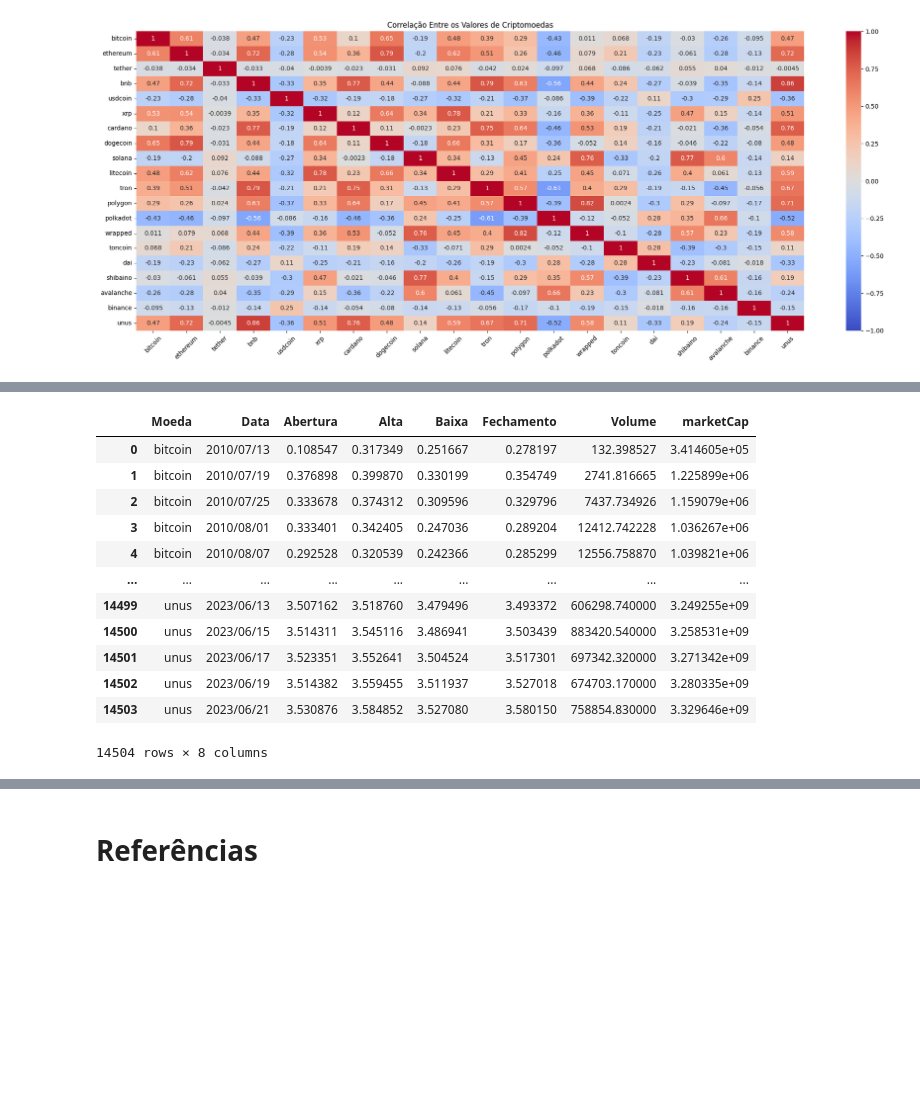
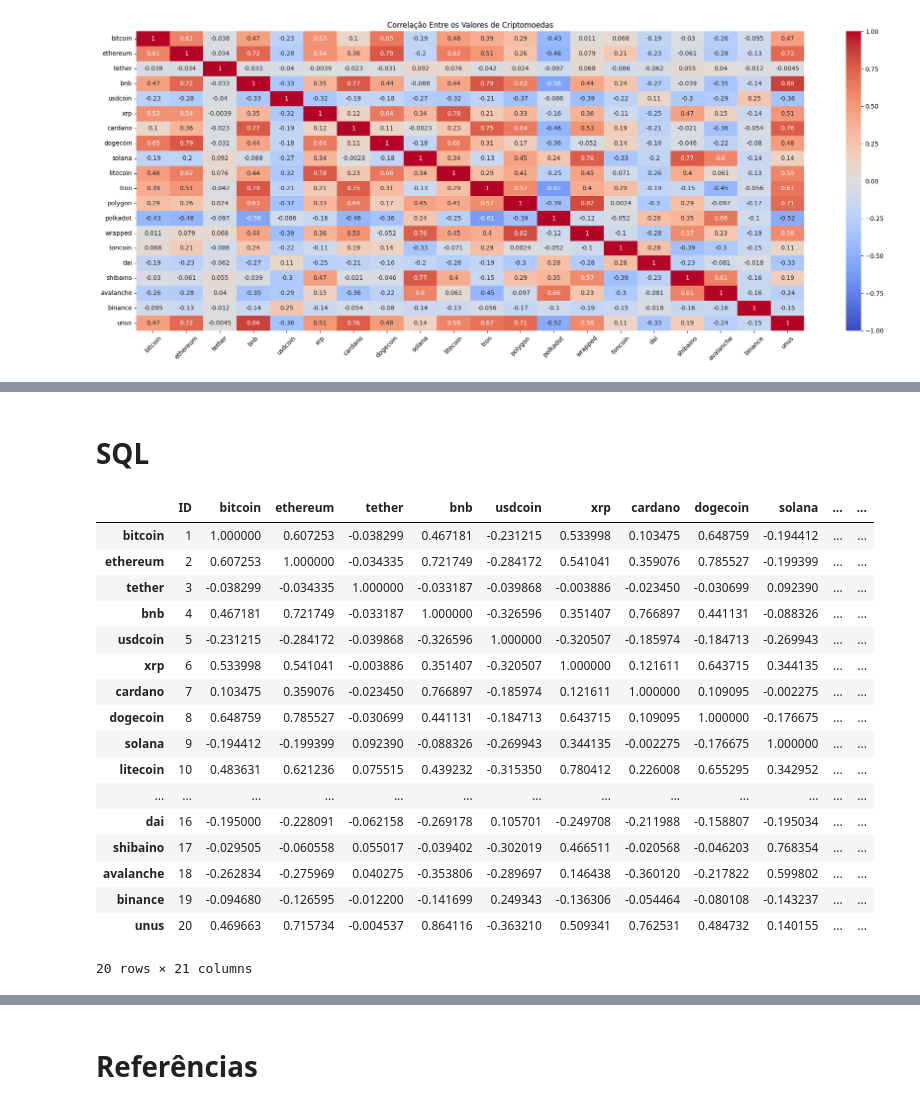
Before and after one commit to CassioRibeiro/ProjetoFinal, a Jupyter notebook: [M5] Notebook.ipynb, the cells around one changed output, grey strips where cells are left out. Saved outputs shown, nothing was run; the diff lists cells and outputs as text; code cells hidden in the pictures; blank space fills up the shorter version.

```diff
--- a/[M5] Notebook.ipynb
+++ b/[M5] Notebook.ipynb
@@ -813,24 +743,25 @@ moedas_puras_nomes=['bitcoin','ethereum','tether','bnb','usdcoin','xrp',
                           'polygon','polkadot','wrapped','toncoin','dai',
                           'shibaino','avalanche','binance','unus']
 # %%
-# Criando um novo DataFrame para armazenar as informações de 'close' e nome da moeda:
+# Criar um novo DataFrame para armazenar as informações de 'close' e nome da moeda
 correlation_df = pd.DataFrame()
 
-# Iterar sobre cada DataFrame na lista 'moedas_puras':
+# Iterar sobre cada DataFrame na lista 'moedas_puras'
 for i, moeda_df in enumerate(moedas_puras):
-    # Obtendo o nome da moeda
-    nomemoeda = f'Moeda{i+1}'
-    # Obtendo a coluna 'close' do DataFrame da moeda
+    # Obter o nome da moeda
+    nome_moeda = f'Moeda_{i+1}'
+    # Obter a coluna 'close' do DataFrame da moeda
     close_column = moeda_df['close']
-    # Adicionando a coluna 'close' no novo DataFrame com o nome da moeda como coluna
-    correlation_df[nomemoeda] = close_column
+    # Adicionar a coluna 'close' no novo DataFrame com o nome da moeda como coluna
+    correlation_df[nome_moeda] = close_column
 
-#Calculando a correlação entre as colunas (moedas) com base na coluna 'close':
+# Calcular a correlação entre as colunas (moedas) com base na coluna 'close'
 correlacao_matrix = correlation_df.corr()
 
 correlacao_matrix.columns = moedas_puras_nomes
 correlacao_matrix.index = moedas_puras_nomes
 
+
 correlacao_matrix
 # %% [output]
 |  | bitcoin | ethereum | tether | bnb | usdcoin | xrp | cardano | dogecoin | solana | litecoin | tron | ... |
@@ -870,0 +798,14 @@ plt.show()
+# %% [markdown]
+# SQL
+# %%
+# Alterando delimitador para conseguir usar o csv no SQL server sem problema:
+correlacao_matrix['ID'] = range(1,21)
+# %%
+# Criando uma lista para nomear as colunas que serão exportadas para o SQL:
+ordem=['ID','bitcoin','ethereum','tether','bnb','usdcoin','xrp',
+                          'cardano','dogecoin','solana','litecoin','tron',
+                          'polygon','polkadot','wrapped','toncoin','dai',
+                          'shibaino','avalanche','binance','unus']
+# %%
+# Alterando a ordem das linhas colunas para a correlação:
+correlacao_matrix = correlacao_matrix.reindex(columns=ordem)
@@ -871 +815,23 @@ plt.show()
+# %%
+# Verificando a tabela de correlação no terminal:
+correlacao_matrix
+# %% [output]
+|  | ID | bitcoin | ethereum | tether | bnb | usdcoin | xrp | cardano | dogecoin | solana | ... | ... |
+| bitcoin | 1 | 1.000000 | 0.607253 | -0.038299 | 0.467181 | -0.231215 | 0.533998 | 0.103475 | 0.648759 | -0.194412 | ... | ... |
+| ethereum | 2 | 0.607253 | 1.000000 | -0.034335 | 0.721749 | -0.284172 | 0.541041 | 0.359076 | 0.785527 | -0.199399 | ... | ... |
+| tether | 3 | -0.038299 | -0.034335 | 1.000000 | -0.033187 | -0.039868 | -0.003886 | -0.023450 | -0.030699 | 0.092390 | ... | ... |
+| bnb | 4 | 0.467181 | 0.721749 | -0.033187 | 1.000000 | -0.326596 | 0.351407 | 0.766897 | 0.441131 | -0.088326 | ... | ... |
+| usdcoin | 5 | -0.231215 | -0.284172 | -0.039868 | -0.326596 | 1.000000 | -0.320507 | -0.185974 | -0.184713 | -0.269943 | ... | ... |
+| xrp | 6 | 0.533998 | 0.541041 | -0.003886 | 0.351407 | -0.320507 | 1.000000 | 0.121611 | 0.643715 | 0.344135 | ... | ... |
+| cardano | 7 | 0.103475 | 0.359076 | -0.023450 | 0.766897 | -0.185974 | 0.121611 | 1.000000 | 0.109095 | -0.002275 | ... | ... |
+| dogecoin | 8 | 0.648759 | 0.785527 | -0.030699 | 0.441131 | -0.184713 | 0.643715 | 0.109095 | 1.000000 | -0.176675 | ... | ... |
+| solana | 9 | -0.194412 | -0.199399 | 0.092390 | -0.088326 | -0.269943 | 0.344135 | -0.002275 | -0.176675 | 1.000000 | ... | ... |
+| litecoin | 10 | 0.483631 | 0.621236 | 0.075515 | 0.439232 | -0.315350 | 0.780412 | 0.226008 | 0.655295 | 0.342952 | ... | ... |
+| ... | ... | ... | ... | ... | ... | ... | ... | ... | ... | ... | ... | ... |
+| dai | 16 | -0.195000 | -0.228091 | -0.062158 | -0.269178 | 0.105701 | -0.249708 | -0.211988 | -0.158807 | -0.195034 | ... | ... |
+| shibaino | 17 | -0.029505 | -0.060558 | 0.055017 | -0.039402 | -0.302019 | 0.466511 | -0.020568 | -0.046203 | 0.768354 | ... | ... |
+| avalanche | 18 | -0.262834 | -0.275969 | 0.040275 | -0.353806 | -0.289697 | 0.146438 | -0.360120 | -0.217822 | 0.599802 | ... | ... |
+| binance | 19 | -0.094680 | -0.126595 | -0.012200 | -0.141699 | 0.249343 | -0.136306 | -0.054464 | -0.080108 | -0.143237 | ... | ... |
+| unus | 20 | 0.469663 | 0.715734 | -0.004537 | 0.864116 | -0.363210 | 0.509341 | 0.762531 | 0.484732 | 0.140155 | ... | ... |
+20 rows × 21 columns
 # %%
@@ -885,17 +852,0 @@ copy['Data'] = copy['Data'].dt.strftime('%Y/%m/%d')
-# %%
-copy.to_csv('CriptoDB.csv', index=False)
-copy
-# %% [output]
-|  | Moeda | Data | Abertura | Alta | Baixa | Fechamento | Volume | marketCap |
-| 0 | bitcoin | 2010/07/13 | 0.108547 | 0.317349 | 0.251667 | 0.278197 | 132.398527 | 3.414605e+05 |
-| 1 | bitcoin | 2010/07/19 | 0.376898 | 0.399870 | 0.330199 | 0.354749 | 2741.816665 | 1.225899e+06 |
-| 2 | bitcoin | 2010/07/25 | 0.333678 | 0.374312 | 0.309596 | 0.329796 | 7437.734926 | 1.159079e+06 |
-| 3 | bitcoin | 2010/08/01 | 0.333401 | 0.342405 | 0.247036 | 0.289204 | 12412.742228 | 1.036267e+06 |
-| 4 | bitcoin | 2010/08/07 | 0.292528 | 0.320539 | 0.242366 | 0.285299 | 12556.758870 | 1.039821e+06 |
-| ... | ... | ... | ... | ... | ... | ... | ... | ... |
-| 14499 | unus | 2023/06/13 | 3.507162 | 3.518760 | 3.479496 | 3.493372 | 606298.740000 | 3.249255e+09 |
-| 14500 | unus | 2023/06/15 | 3.514311 | 3.545116 | 3.486941 | 3.503439 | 883420.540000 | 3.258531e+09 |
-| 14501 | unus | 2023/06/17 | 3.523351 | 3.552641 | 3.504524 | 3.517301 | 697342.320000 | 3.271342e+09 |
-| 14502 | unus | 2023/06/19 | 3.514382 | 3.559455 | 3.511937 | 3.527018 | 674703.170000 | 3.280335e+09 |
-| 14503 | unus | 2023/06/21 | 3.530876 | 3.584852 | 3.527080 | 3.580150 | 758854.830000 | 3.329646e+09 |
-14504 rows × 8 columns
```
Also changed, not shown: parts of 25 cells of this notebook.
